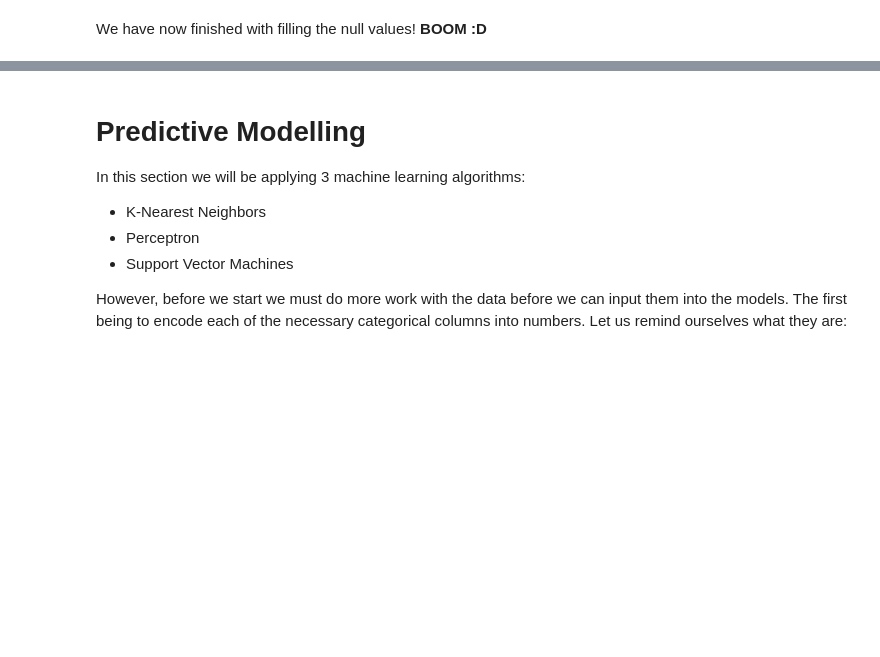
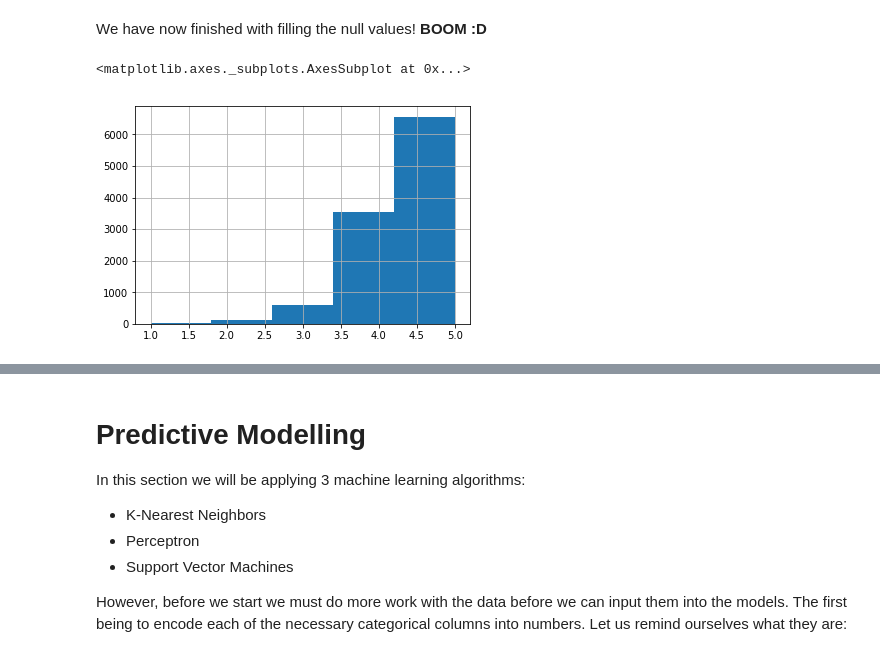
Before and after one commit to Carried-by-Compiler/Data-Mining-Project, a Jupyter notebook: Project.ipynb, the cells around one changed output, grey strips where cells are left out. Saved outputs shown, nothing was run; the diff lists cells and outputs as text; code cells hidden in the pictures; blank space fills up the shorter version.

```diff
--- a/Project.ipynb
+++ b/Project.ipynb
@@ -372,3 +377,8 @@ def classification_model(model, data, predictors, outcome):
         error.append(model.score(data[predictors].iloc[test,:], data[outcome].iloc[test]))
     print ("Cross-Validation Score : %s" % "{0:.3%}".format(np.mean(error)))
     model.fit(data[predictors],data[outcome])
+# %%
+df['Rating'].hist(bins=5)
+# %% [output]
+<matplotlib.axes._subplots.AxesSubplot at 0x...>
+[figure, added]
```
Also changed, not shown: parts of 15 cells of this notebook.
